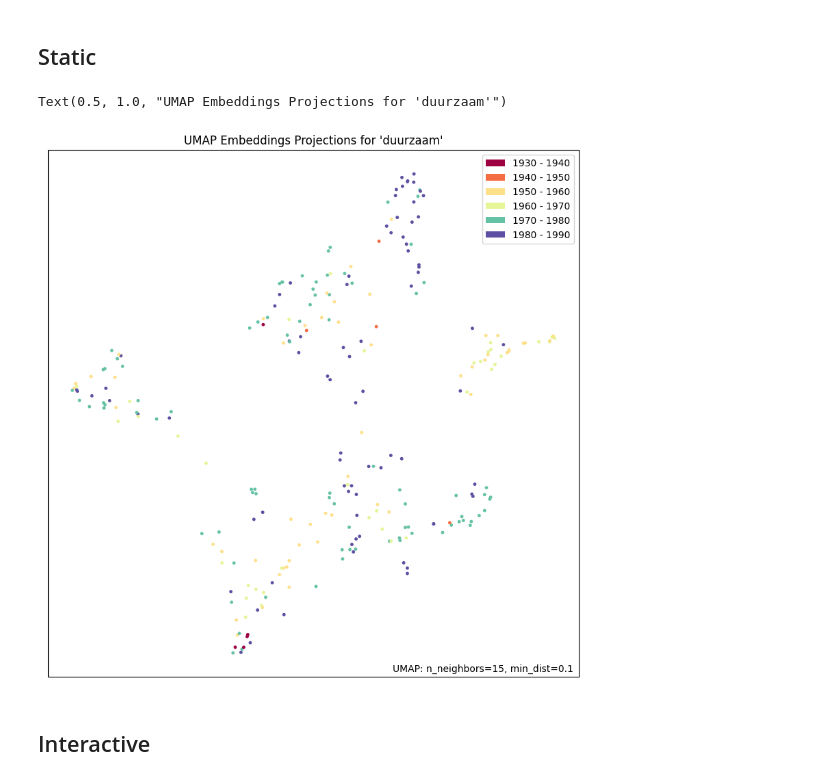
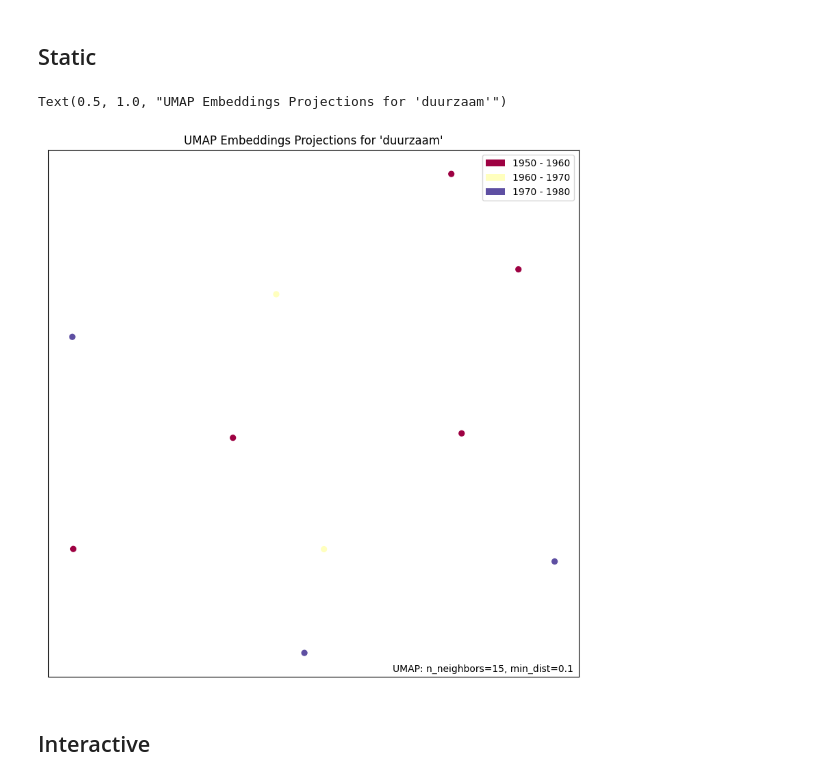
Before and after one commit to Semantics-of-Sustainability/ContextualLM, a Jupyter notebook: SemanticShiftNL.ipynb, the cells around one changed output. Drawn from its saved outputs; the diff is of its cells as text; code cells hidden in the pictures.

Commit message:
WIP: use context windows for embedding computations.

```diff
--- a/SemanticShiftNL.ipynb
+++ b/SemanticShiftNL.ipynb
@@ -313,8 +241,0 @@ anp.loc[anp["embeddings"].str.len() == 0]
-# %%
-indices_anp = []
-embeddings_anp = []
-
-for index, embeddings in anp.loc[anp["embeddings"].notna(), "embeddings"].items():
-    for embedding in embeddings:
-        indices_anp.append(index)
-        embeddings_anp.append(embedding)
@@ -328,0 +273,22 @@ embeddings_anp.shape
+# %%
+filtered_sg = []
+
+for index, row in staten_generaal.loc[
+    staten_generaal.Content.str.contains(TERM)
+].iterrows():
+    for context in Context.contexts(
+        row.Content,
+        TERM,
+        MODEL_MAX_LENGTH * 5,
+        model,
+        {"date": row.date, "source": row.RecId},
+    ):
+        if context.has_word():
+            contexts.append(context)
+        else:
+            filtered_sg.append(index)
+
+print(f"Contexts found for '{TERM}': {len(contexts)}")
+print(f"String matches filtered out from Staten Generaal: {len(filtered_sg)}")
+
+# TODO: are filtered out correct?
@@ -329 +298,7 @@ embeddings_anp.shape
+# %%
+BATCH_SIZE = 10
+batch = [context for context in contexts[:BATCH_SIZE]]
+token_embeddings = np.array([context.token_embedding() for context in batch])
+
+assert token_embeddings.shape == (BATCH_SIZE, model.model.config.hidden_size)
 # %% [markdown]
@@ -431,4 +349,4 @@ Loading BokehJS ...
 [interactive output not drawn]
 # %%
-mapper = umap.UMAP().fit(embeddings_anp)
+mapper = umap.UMAP().fit(token_embeddings)
 # %%
@@ -452,13 +371,12 @@ anp.loc[indices_anp]
 # %% [markdown]
 ## Static
 # %%
-subplot = umap.plot.points(
-    mapper, height=1000, width=1000, labels=anp.loc[indices_anp]["decade"]
-)
+labels = np.array([to_decade(context.metadata["date"].year) for context in batch])
+subplot = umap.plot.points(mapper, height=1000, width=1000, labels=labels)
 subplot.set_title(title)
 # %% [output]
 Text(0.5, 1.0, "UMAP Embeddings Projections for 'duurzaam'")
-[figure, old version]
+[figure, new version]
 # %% [markdown]
 ## Interactive
 # %%
```
Also changed, not shown: parts of 21 cells of this notebook, 3 other files.
